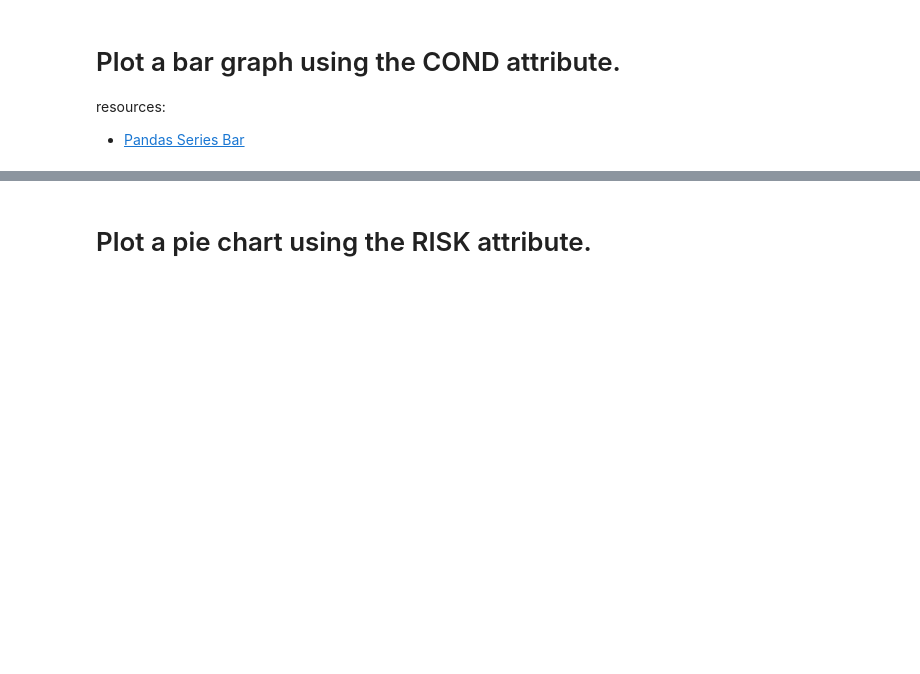
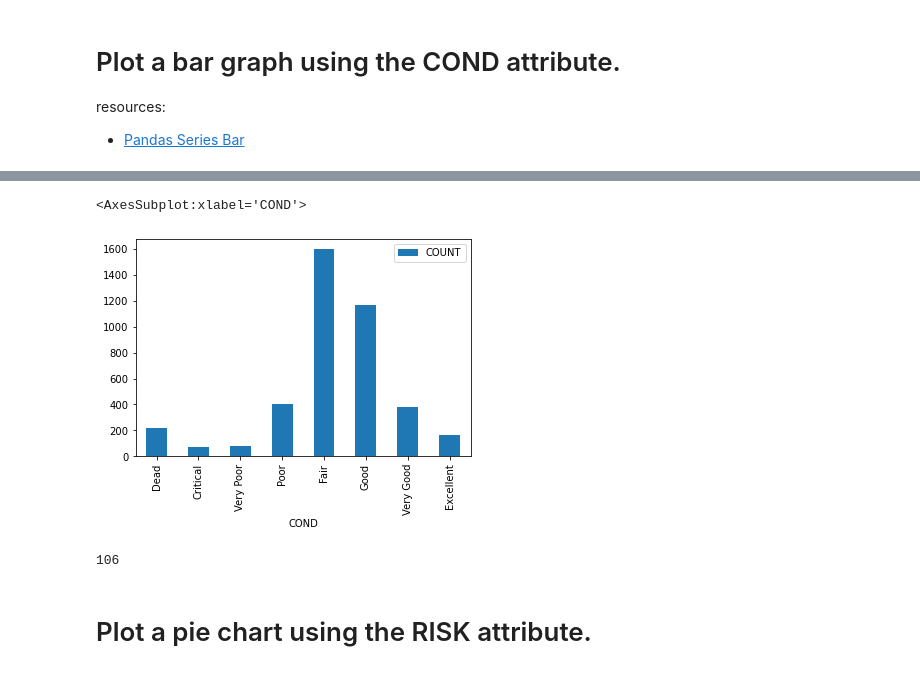
Before and after one commit to keerthiballa/DataEngineering.Labs.CityOfNewarkDETreeSurvey, a Jupyter notebook: newark_de_tree_survey.ipynb, the cells around one changed output, grey strips where cells are left out. Saved outputs shown, nothing was run; the diff lists cells and outputs as text; code cells hidden in the pictures; blank space fills up the shorter version.

Commit message:
Halfway thru - till pie chart

```diff
--- a/newark_de_tree_survey.ipynb
+++ b/newark_de_tree_survey.ipynb
@@ -142,3 +153,4 @@ resources:
 * [Pandas Series Bar](https://pandas.pydata.org/pandas-docs/stable/reference/api/pandas.Series.plot.bar.html#pandas.Series.plot.bar)
 # %%
 # How can we determine all of the possible values describing the condition of a tree and their associated counts?
+new_df_bar = new_df[['COMMON','COND']].groupby('COND').count()
@@ -145,3 +170,8 @@ resources:
+# %%
+new_index=['Dead','Critical','Very Poor', 'Poor','Fair','Good','Very Good','Excellent']
 # %%
 # Were these already in the order you would want them to be in order for a graph to make sense?
 # If not, reorder  the Series.
+new_df_reindexed = new_df_bar.reindex(new_index)
+# %%
+new_df_reindexed = new_df_reindexed.rename(columns={'COMMON':'COUNT'})
@@ -148,7 +191,15 @@ resources:
 # %%
 # Plot the Series here
+new_df_reindexed.plot.bar()
+# %% [output]
+<AxesSubplot:xlabel='COND'>
+[figure, added]
 # %%
 # How many entries have missing values for the COND attribute? Why are these values missing?
+len(new_df.index)-new_df_reindexed['COUNT'].sum()
+#Missing values reason - 106 are stumps (#6) and vacant sites (#100)
+# %% [output]
+106
 # %% [markdown]
 # Plot a pie chart using the RISK attribute.
 # %% [markdown]
```
Also changed, not shown: parts of 13 cells of this notebook.
